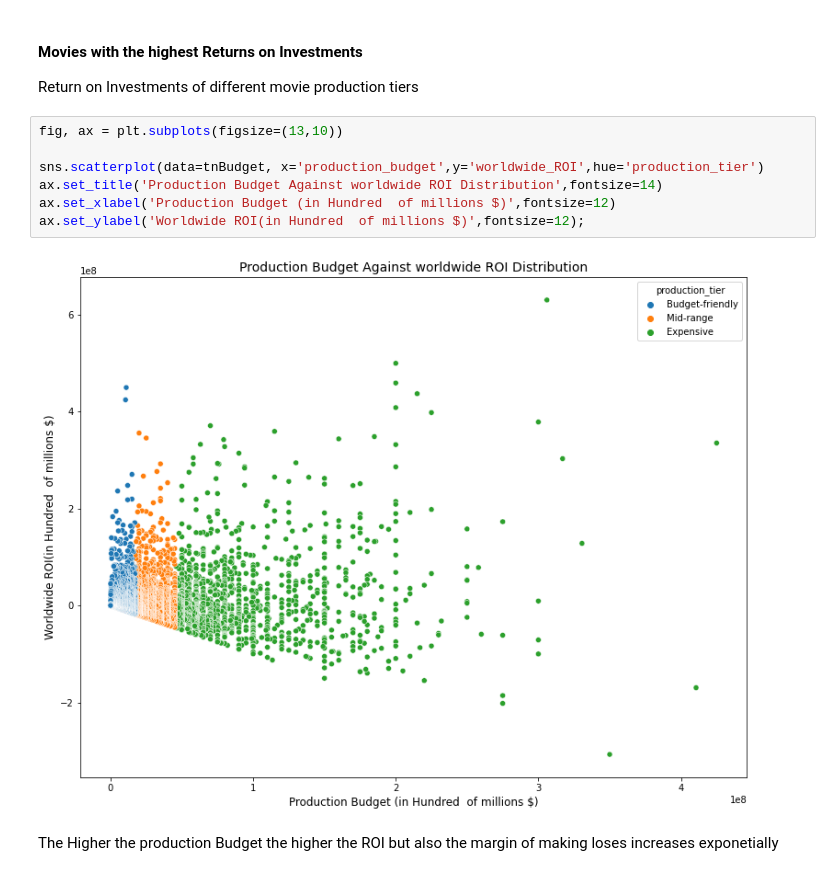
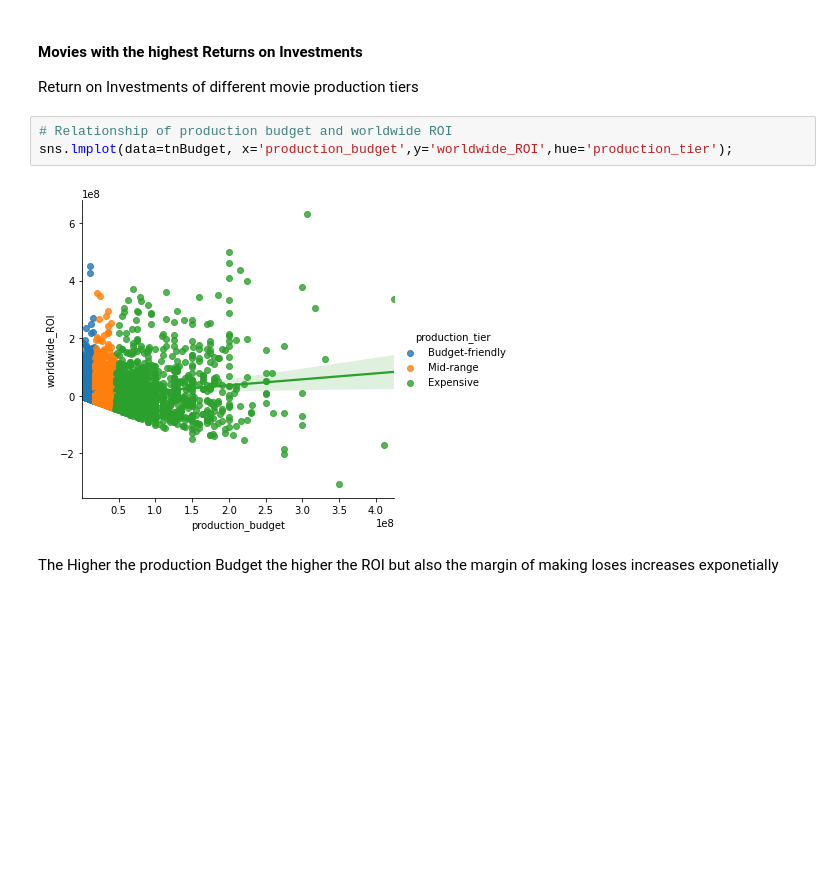
Before and after one commit to nkevin90/Phase-1-Project, a Jupyter notebook: student.ipynb, the cells around one changed output. Cells and saved outputs as stored; diff of their text form; blank space fills up the shorter version.

```diff
--- a/student.ipynb
+++ b/student.ipynb
@@ -640,15 +654,11 @@ tnBudget.describe()
 # %% [markdown]
 #### Movies with the highest Returns on Investments
 Return on Investments of different movie production tiers
-# %%
-fig, ax = plt.subplots(figsize=(13,10))
-
-sns.scatterplot(data=tnBudget, x='production_budget',y='worldwide_ROI',hue='production_tier')
-ax.set_title('Production Budget Against worldwide ROI Distribution',fontsize=14)
-ax.set_xlabel('Production Budget (in Hundred  of millions $)',fontsize=12)
-ax.set_ylabel('Worldwide ROI(in Hundred  of millions $)',fontsize=12);
-# %% [output]
-[figure, removed]
+# %%
+# Relationship of production budget and worldwide ROI
+sns.lmplot(data=tnBudget, x='production_budget',y='worldwide_ROI',hue='production_tier');
+# %% [output]
+[figure, added]
 # %% [markdown]
 The Higher the production Budget the higher the ROI but also the margin of making loses increases exponetially
 # %%
```
Also changed, not shown: parts of 30 cells of this notebook.
